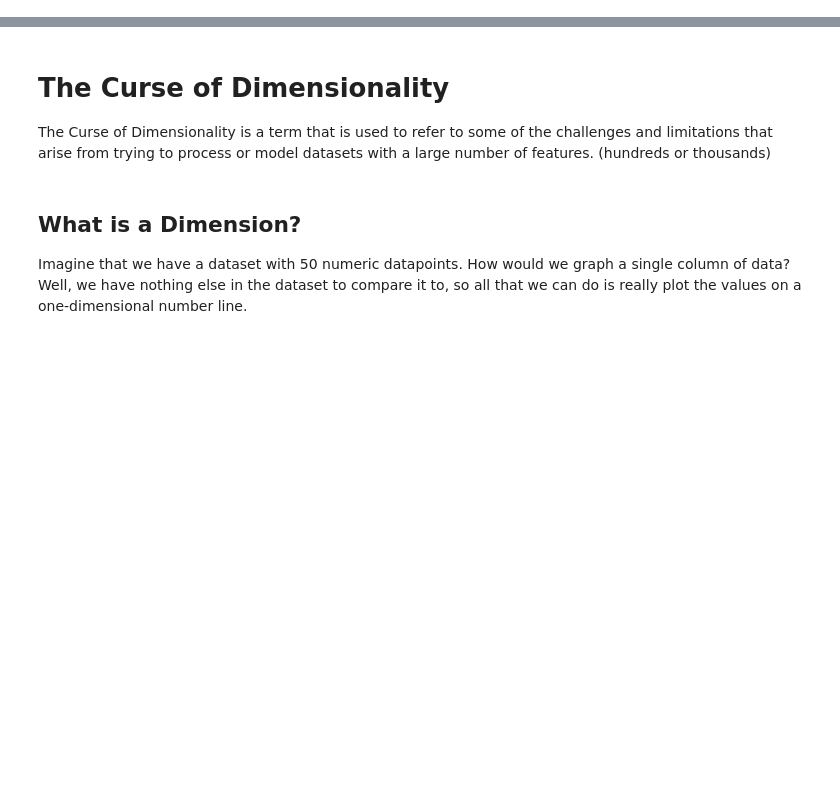
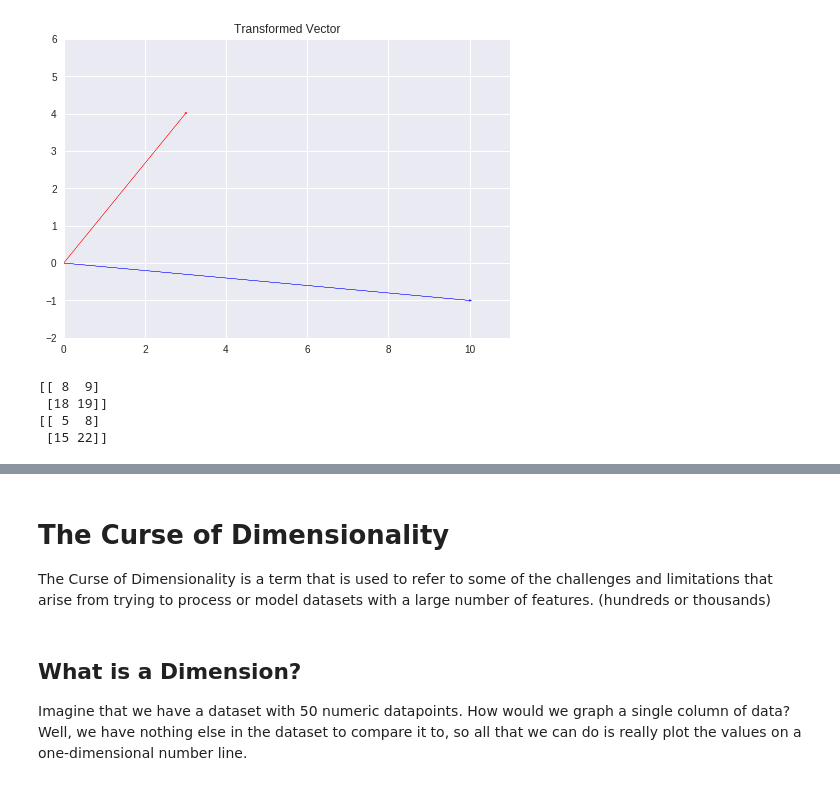
Before and after one commit to bloominstituteoftechnology/DS-Unit-1-Sprint-4-Linear-Algebra, a Jupyter notebook: module3-dimensionality-reduction/High_Dimensional_Data.ipynb, the cells around one changed output, grey strips where cells are left out. Cells and saved outputs as stored; diff of their text form; code cells hidden in the pictures; blank space fills up the shorter version.

```diff
--- a/module3-dimensionality-reduction/High_Dimensional_Data.ipynb
+++ b/module3-dimensionality-reduction/High_Dimensional_Data.ipynb
@@ -7,0 +129,30 @@
+# %%
+import matplotlib.pyplot as plt
+
+# Vectors
+input_vector = [3, 4]
+output_vector = [10, -1]
+
+# Plot the Vectors
+plt.arrow(0,0, input_vector[0], input_vector[1],head_width=.05, head_length=0.05, color ='red')
+plt.arrow(0,0, output_vector[0], output_vector[1],head_width=.05, head_length=0.05, color ='blue')
+plt.xlim(0,11)
+plt.ylim(-2,6)
+plt.title("Transformed Vector")
+plt.show()
+# %% [output]
+[figure, added]
+# %%
+# order matters
+import numpy as np
+
+a = np.mat('1 2; 3 4')
+b = np.mat('2 1; 3 4')
+
+print (np.matmul(a, b))
+print (np.matmul(b, a))
+# %% [output]
+[[ 8  9]
+ [18 19]]
+[[ 5  8]
+ [15 22]]
```
Also changed, not shown: parts of 29 cells of this notebook.
